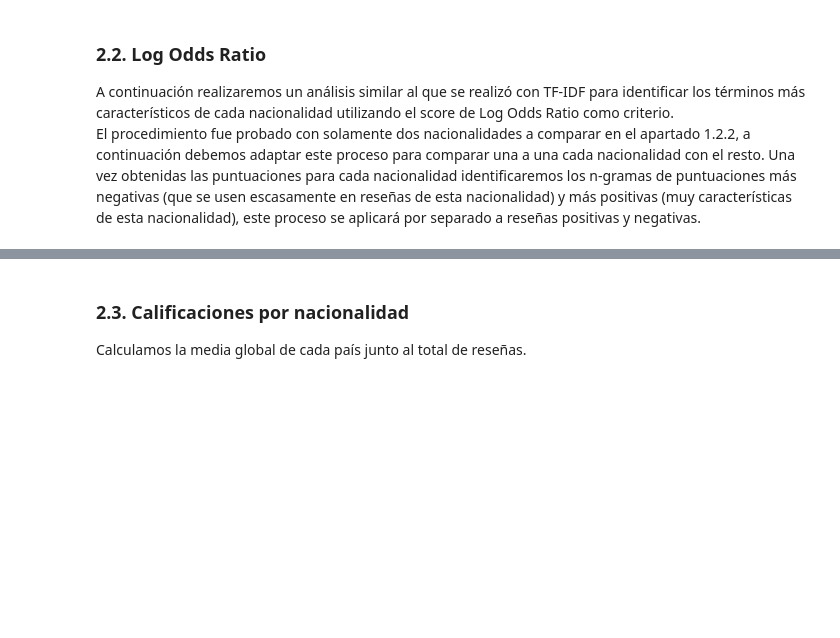
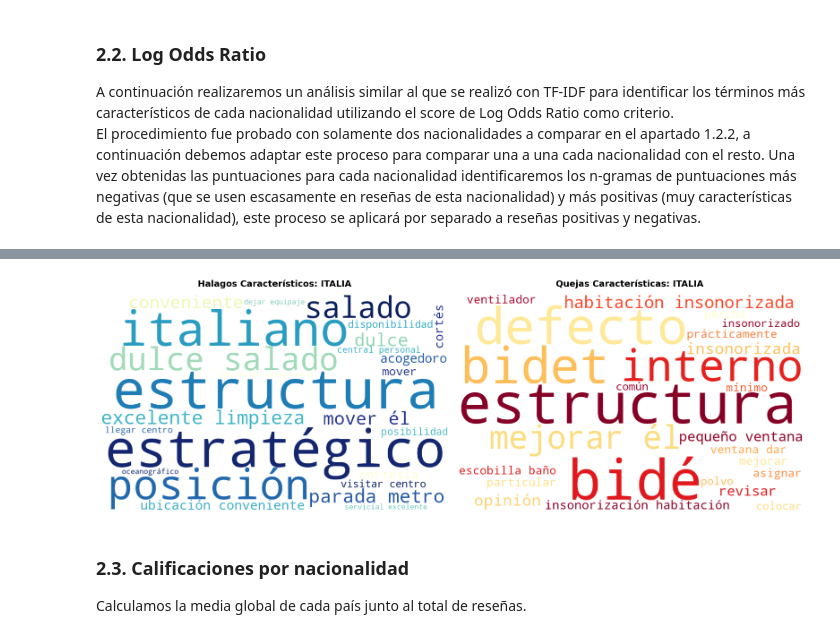
Before and after one commit to amalo8/ProyectoNLP, a Jupyter notebook: objetivo3.ipynb, the cells around one changed output, grey strips where cells are left out. Saved outputs shown, nothing was run; the diff lists cells and outputs as text; code cells hidden in the pictures; blank space fills up the shorter version.

Commit message:
logodds todas las nacionalidades

```diff
--- a/objetivo3.ipynb
+++ b/objetivo3.ipynb
@@ -612,0 +640,17 @@ def LogOdds_multi(df_counts, nac_target,  alpha=0.01):
+# %%
+def buscar_verbatim(df, pais, palabras, columna_limpia, columna_original):
+        ejemplos = []
+        df_pais = df[df['nacionalidad'] == pais]
+
+        for pal in palabras:
+            mascara = df_pais[columna_limpia].fillna('').str.contains(rf'\b{pal}\b', case=False, na=False)
+            df_match = df_pais[mascara]
+
+            if not df_match.empty:
+                comentario_real = df_match[columna_original].iloc[0]
+                comentario_corto = (comentario_real[:120] + '...') if len(str(comentario_real)) > 120 else comentario_real
+                ejemplos.append(f'"{pal}" -> {comentario_corto}')
+            else:
+                ejemplos.append(f'"{pal}" -> [No se encontró el texto original]')
+
+        return " | ".join(ejemplos)
@@ -613,3 +788,53 @@ def LogOdds_multi(df_counts, nac_target,  alpha=0.01):
+# %%
+import matplotlib.pyplot as plt
+from wordcloud import WordCloud
+
+def generar_wordclouds_logodds(cuentas_pos, cuentas_neg, pais_target, top_n=30):
+    """
+    Genera dos WordClouds utilizando los scores de LogOdds como pesos
+    para reflejar la importancia relativa por país.
+    """
+    logodds_pos = LogOdds_multi(cuentas_pos, pais_target)
+    logodds_neg = LogOdds_multi(cuentas_neg, pais_target)
+
+    top_pos_words = logodds_pos.columns[-top_n:].tolist()
+    top_pos_scores = logodds_pos.iloc[0, -top_n:].tolist()
+    dict_pos = dict(zip(top_pos_words, top_pos_scores))
+
+    top_neg_words = logodds_neg.columns[-top_n:].tolist()
+    top_neg_scores = logodds_neg.iloc[0, -top_n:].tolist()
+    dict_neg = dict(zip(top_neg_words, top_neg_scores))
+
+    fig, axes = plt.subplots(1, 2, figsize=(16, 8))
+
+    wordcloud_pos = WordCloud(
+        width=800, height=500,
+        background_color='white',
+        colormap='YlGnBu',
+        max_words=top_n
+    ).generate_from_frequencies(dict_pos)
+
+    axes[0].imshow(wordcloud_pos, interpolation='bilinear')
+    axes[0].set_title(f"Halagos Característicos: {pais_target.upper()}", fontsize=14, fontweight='bold', pad=10)
+    axes[0].axis('off')
+
+    wordcloud_neg = WordCloud(
+        width=800, height=500,
+        background_color='white',
+        colormap='YlOrRd',
+        max_words=top_n
+    ).generate_from_frequencies(dict_neg)
+
+    axes[1].imshow(wordcloud_neg, interpolation='bilinear')
+    axes[1].set_title(f"Quejas Características: {pais_target.upper()}", fontsize=14, fontweight='bold', pad=10)
+    axes[1].axis('off')
+
+    plt.tight_layout()
+    plt.show()
+
+generar_wordclouds_logodds(cuentas_pos_tot, cuentas_neg_tot, pais_target='italia', top_n=25)
+# %% [output]
+[figure, added]
 # %% [markdown]
 ### 2.3. Calificaciones por nacionalidad
 Calculamos la media global de cada país junto al total de reseñas.
```
Also changed, not shown: parts of 15 cells of this notebook.
